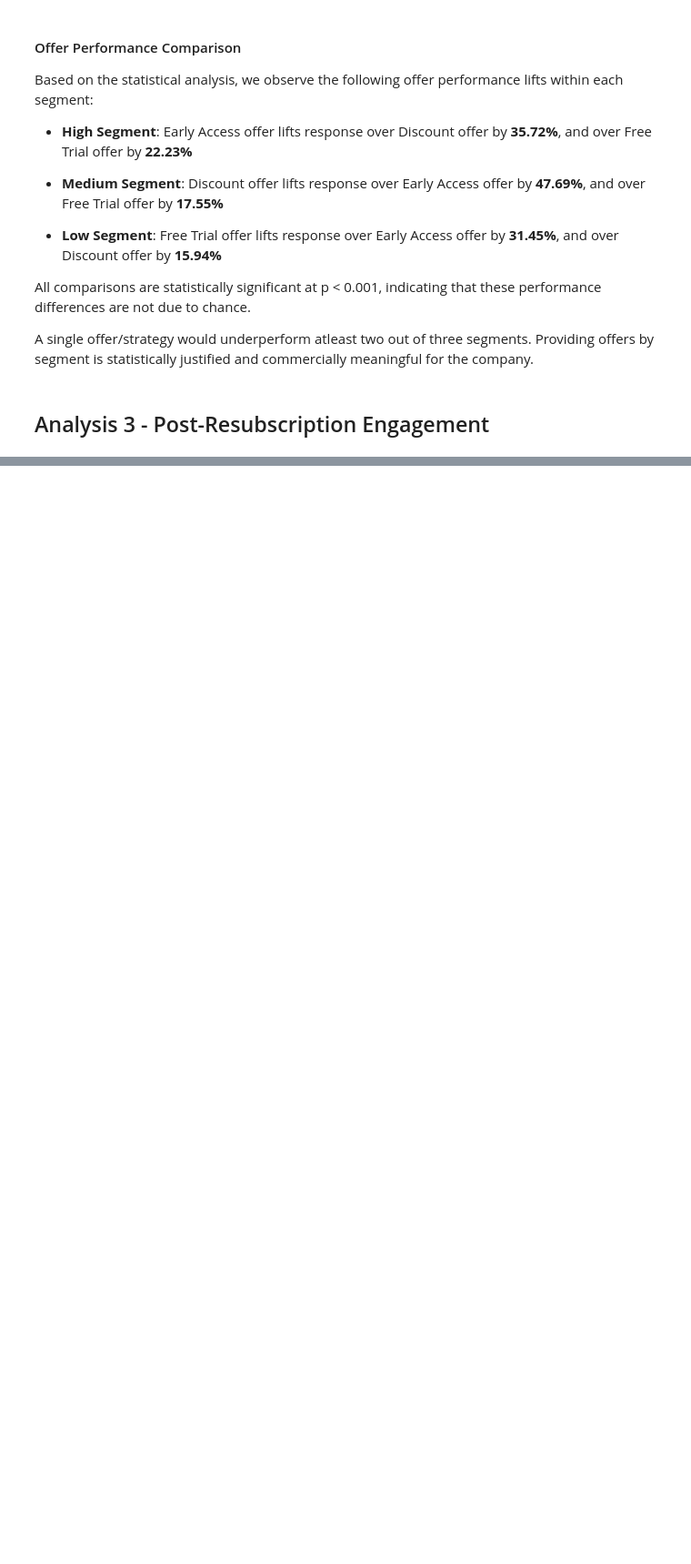
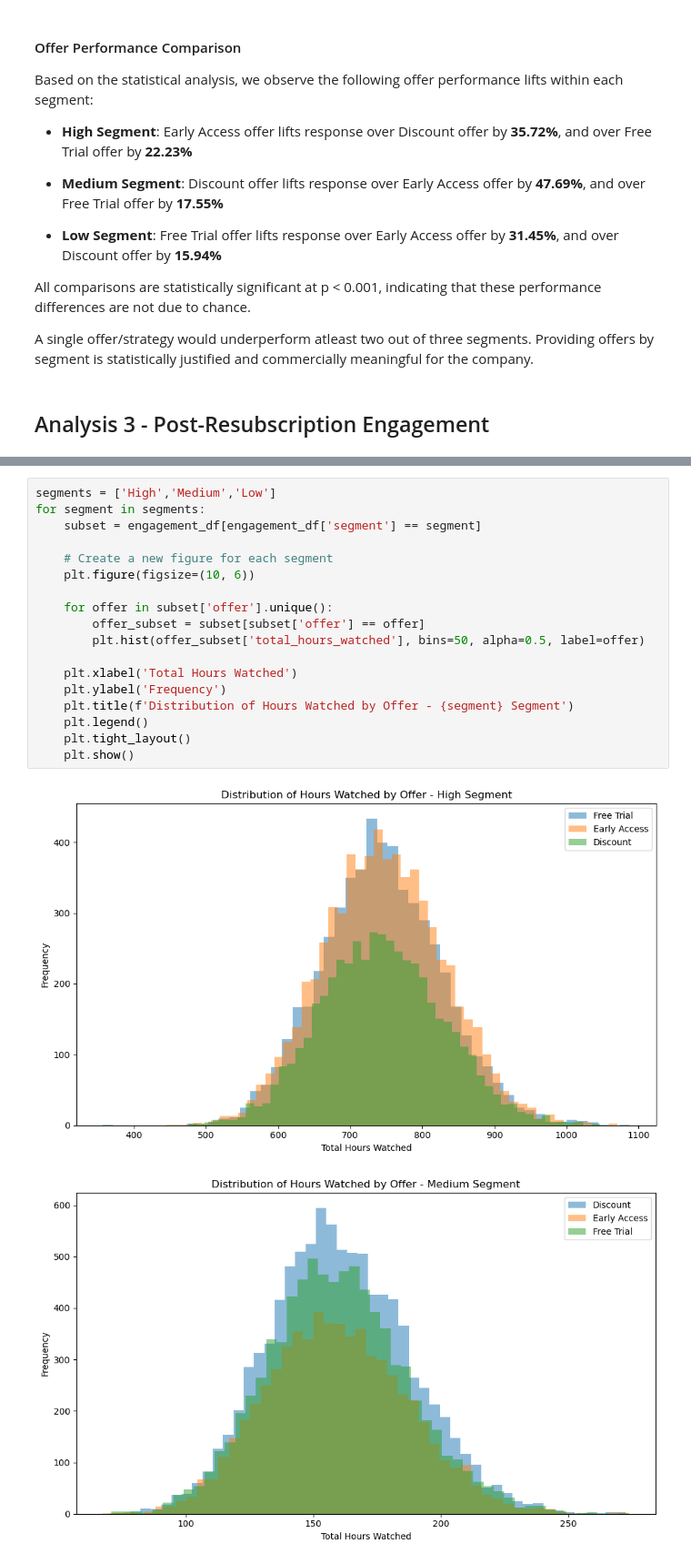
Before and after one commit to DivyaSharma0795/streaming-campaign-measurement, a Jupyter notebook: notebooks/03_Analysis.ipynb, the cells around one changed output, grey strips where cells are left out. Shown at 91% size. Cells and saved outputs as stored; diff of their text form; blank space fills up the shorter version.

```diff
--- a/notebooks/03_Analysis.ipynb
+++ b/notebooks/03_Analysis.ipynb
@@ -848,0 +946,21 @@ A single offer/strategy would underperform atleast two out of three segments. Pr
+# %%
+segments = ['High','Medium','Low']
+for segment in segments:
+    subset = engagement_df[engagement_df['segment'] == segment]
+
+    # Create a new figure for each segment
+    plt.figure(figsize=(10, 6))
+
+    for offer in subset['offer'].unique():
+        offer_subset = subset[subset['offer'] == offer]
+        plt.hist(offer_subset['total_hours_watched'], bins=50, alpha=0.5, label=offer)
+
+    plt.xlabel('Total Hours Watched')
+    plt.ylabel('Frequency')
+    plt.title(f'Distribution of Hours Watched by Offer - {segment} Segment')
+    plt.legend()
+    plt.tight_layout()
+    plt.show()
+# %% [output]
+[figure, added]
+[figure, added]
```
Also changed, not shown: parts of 20 cells of this notebook.
